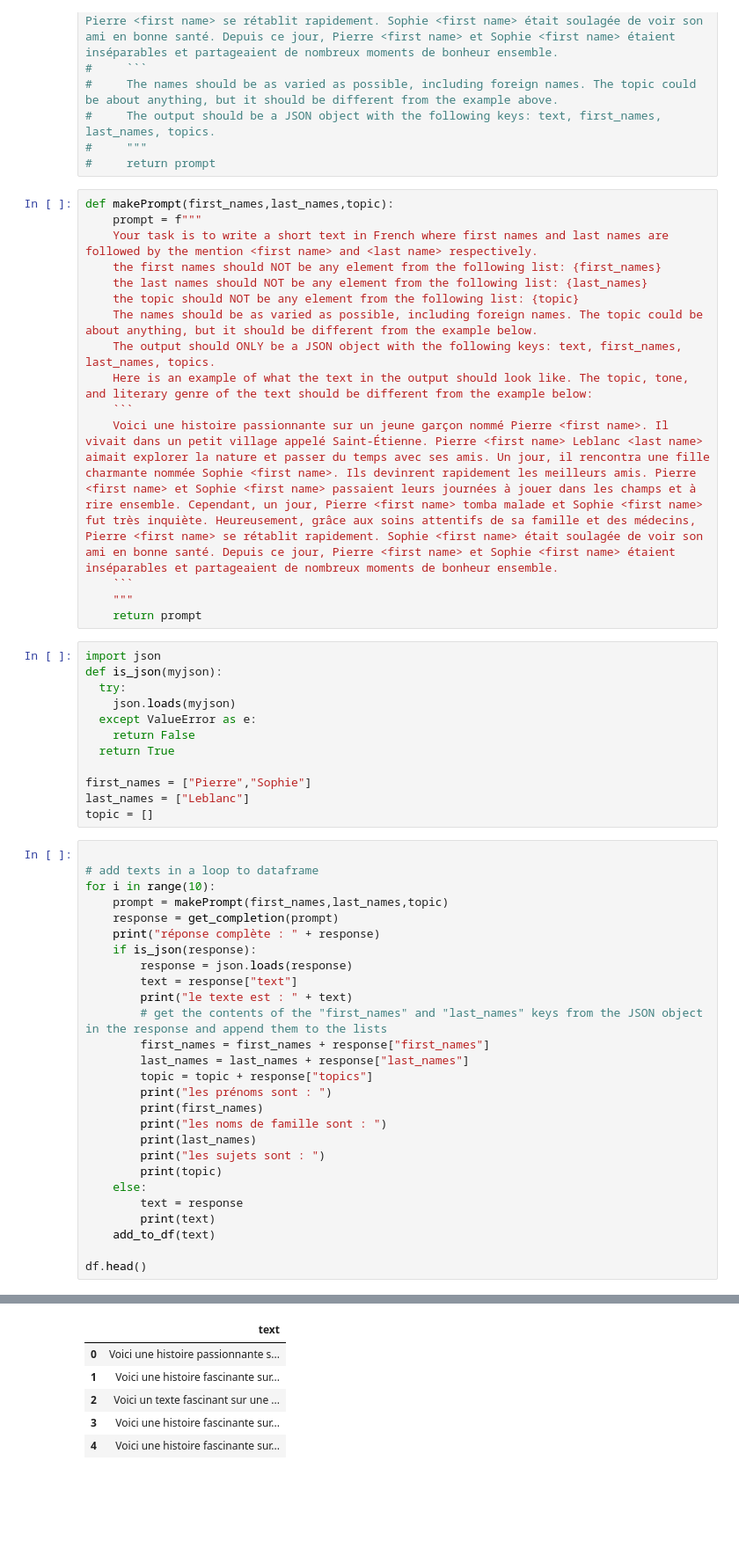
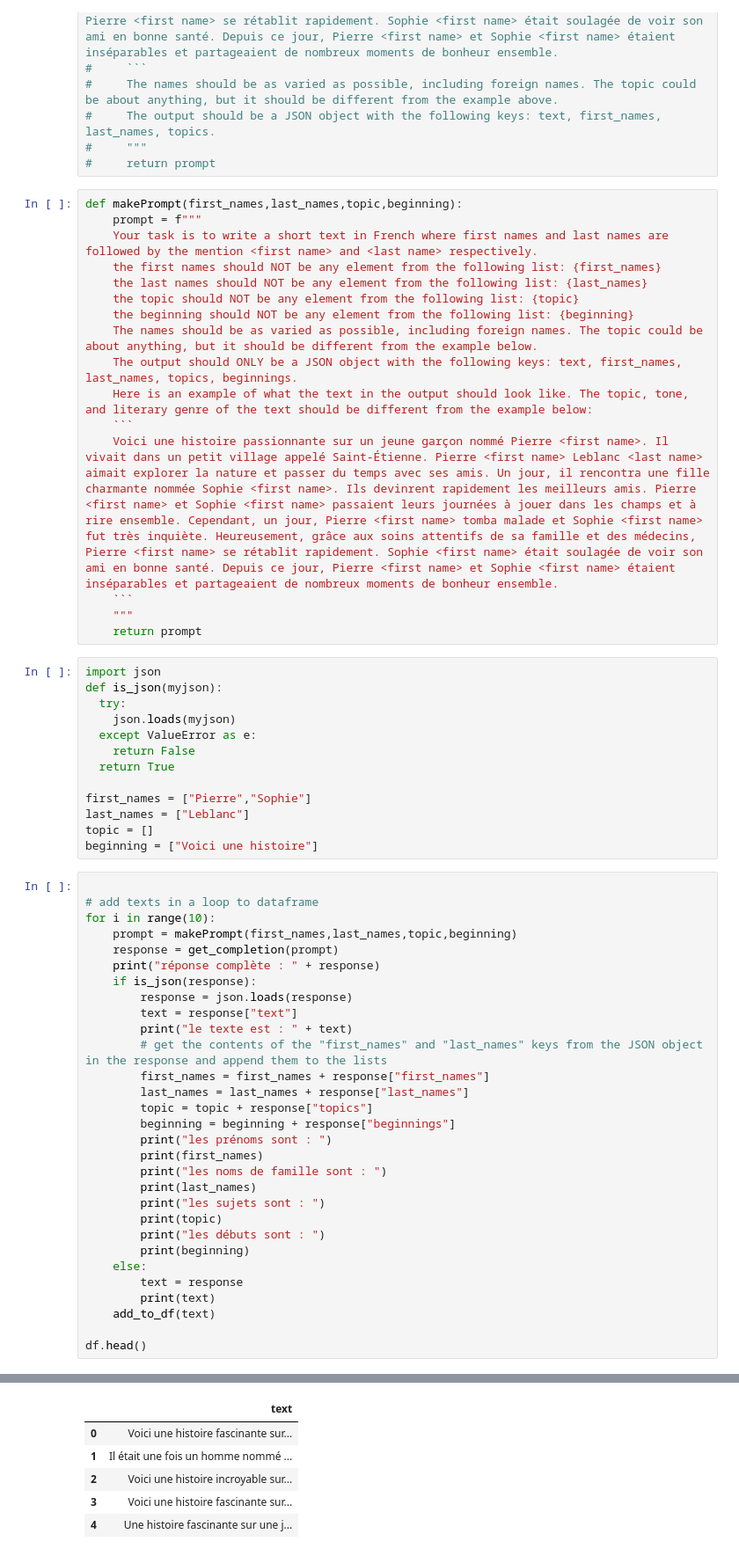
Before and after one commit to LioChanDaYo/RGPDpseudonymizer, a Jupyter notebook: datasetGenerator.ipynb, the cells around one changed output, grey strips where cells are left out. Shown: that part at 88% size. Cells and saved outputs as stored; diff of their text form; blank space fills up the shorter version.

Commit message:
prompt avec les débuts

````diff
--- a/datasetGenerator.ipynb
+++ b/datasetGenerator.ipynb
@@ -114,14 +114,15 @@ def get_completion(prompt, model="gpt-3.5-turbo"):
 #     """
 #     return prompt
 # %%
-def makePrompt(first_names,last_names,topic):
+def makePrompt(first_names,last_names,topic,beginning):
     prompt = f"""
     Your task is to write a short text in French where first names and last names are followed by the mention <first name> and <last name> respectively.
     the first names should NOT be any element from the following list: {first_names}
     the last names should NOT be any element from the following list: {last_names}
     the topic should NOT be any element from the following list: {topic}
+    the beginning should NOT be any element from the following list: {beginning}
     The names should be as varied as possible, including foreign names. The topic could be about anything, but it should be different from the example below.
-    The output should ONLY be a JSON object with the following keys: text, first_names, last_names, topics.
+    The output should ONLY be a JSON object with the following keys: text, first_names, last_names, topics, beginnings.
     Here is an example of what the text in the output should look like. The topic, tone, and literary genre of the text should be different from the example below:
     ```
     Voici une histoire passionnante sur un jeune garçon nommé Pierre <first name>. Il vivait dans un petit village appelé Saint-Étienne. Pierre <first name> Leblanc <last name> aimait explorer la nature et passer du temps avec ses amis. Un jour, il rencontra une fille charmante nommée Sophie <first name>. Ils devinrent rapidement les meilleurs amis. Pierre <first name> et Sophie <first name> passaient leurs journées à jouer dans les champs et à rire ensemble. Cependant, un jour, Pierre <first name> tomba malade et Sophie <first name> fut très inquiète. Heureusement, grâce aux soins attentifs de sa famille et des médecins, Pierre <first name> se rétablit rapidement. Sophie <first name> était soulagée de voir son ami en bonne santé. Depuis ce jour, Pierre <first name> et Sophie <first name> étaient inséparables et partageaient de nombreux moments de bonheur ensemble.
@@ -140,11 +141,12 @@ def is_json(myjson):
 first_names = ["Pierre","Sophie"]
 last_names = ["Leblanc"]
 topic = []
+beginning = ["Voici une histoire"]
 # %%
 
 # add texts in a loop to dataframe
 for i in range(10):
-    prompt = makePrompt(first_names,last_names,topic)
+    prompt = makePrompt(first_names,last_names,topic,beginning)
     response = get_completion(prompt)
     print("réponse complète : " + response)
     if is_json(response):
@@ -155,12 +157,15 @@ for i in range(10):
         first_names = first_names + response["first_names"]
         last_names = last_names + response["last_names"]
         topic = topic + response["topics"]
+        beginning = beginning + response["beginnings"]
         print("les prénoms sont : ")
         print(first_names)
         print("les noms de famille sont : ")
         print(last_names)
         print("les sujets sont : ")
         print(topic)
+        print("les débuts sont : ")
+        print(beginning)
     else:
         text = response
         print(text)
@@ -188,9 +193,9 @@ les sujets sont :
 |  | text |
-| 0 | Voici une histoire passionnante s... |
-| 1 | Voici une histoire fascinante sur... |
-| 2 | Voici un texte fascinant sur une ... |
+| 0 | Voici une histoire fascinante sur... |
+| 1 | Il était une fois un homme nommé ... |
+| 2 | Voici une histoire incroyable sur... |
 | 3 | Voici une histoire fascinante sur... |
-| 4 | Voici une histoire fascinante sur... |
+| 4 | Une histoire fascinante sur une j... |
 # %%
 df.head(10)
 # %% [output]
````
Also changed, not shown: parts of 2 cells of this notebook.
